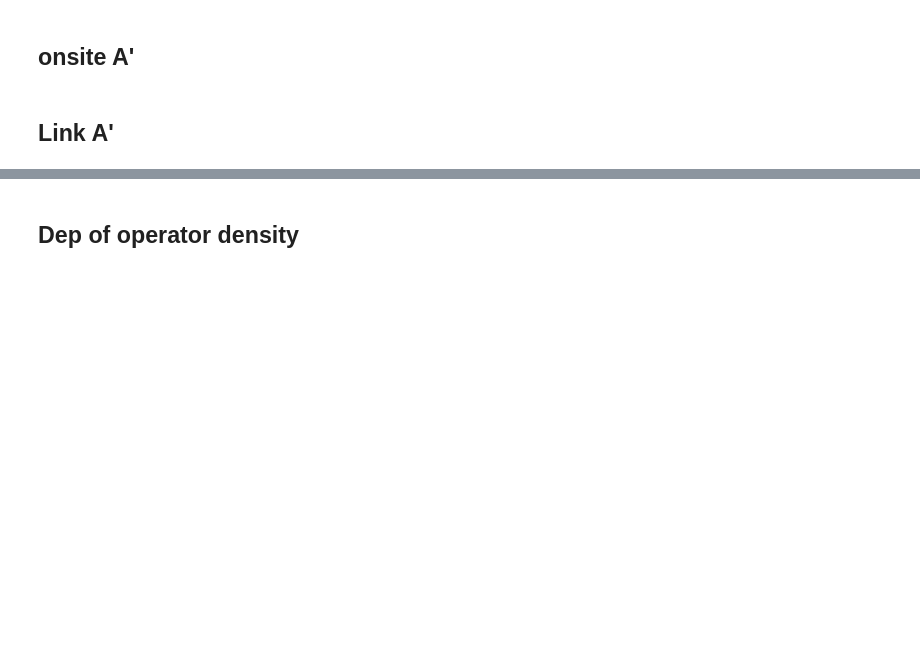
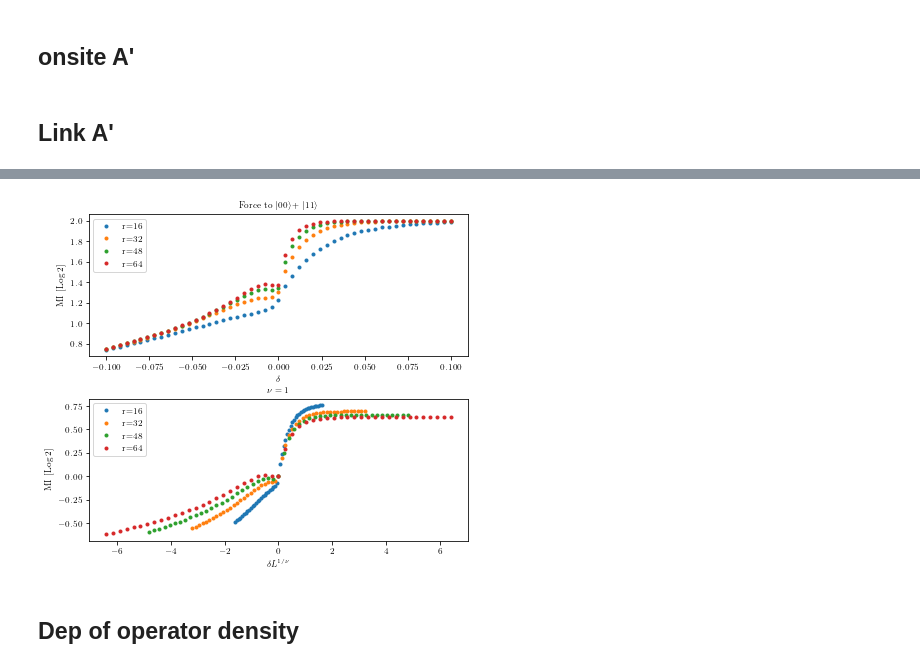
Before and after one commit to hainingpan/SPT, a Jupyter notebook: test_ssh.ipynb, the cells around one changed output, grey strips where cells are left out. Cells and saved outputs as stored; diff of their text form; code cells hidden in the pictures; blank space fills up the shorter version.

```diff
--- a/test_ssh.ipynb
+++ b/test_ssh.ipynb
@@ -2357,3 +2523,24 @@ np.random.rand(10)
+# %%
+fig,axs=plt.subplots(2,1,figsize=(6.8,6),gridspec_kw=dict(hspace=0.3))
+ax=axs[0]
+for index,r in enumerate(L_list):
+    ax.plot(delta0_list[index,:delta0_list.shape[1]],MI1_list[index,:delta0_list.shape[1]]/np.log(2),'.',label='r={:d}'.format(r),)
+ax.set_xlabel('$\delta$')
+ax.set_ylabel('MI [Log 2]')
+ax.legend()
+# ax.set_title(r'Force to $|01\rangle+|01\rangle$')
+ax.set_title(r'Force to $|00\rangle+|11\rangle$')
+ax=axs[1]
+for index,r in enumerate(L_list):
+    ax.plot(delta0_list[index,:delta0_list.shape[1]]*r**1.,(MI1_list[index,:delta0_list.shape[1]]-MI1_list[index,delta0_list.shape[1]//2])/np.log(2),'.',label='r={:d}'.format(r))
+ax.set_xlabel(r'$\delta L^{1/\nu}$')
+ax.set_ylabel('MI [Log 2]')
+ax.set_title(r'$\nu=1$')
+ax.legend()
+# fig.savefig('/mnt/d/KITP/Rp_SPT/7/collapse_Born.pdf')
+fig.savefig('/mnt/d/KITP/Rp_SPT/7/collapse_force_e-.pdf')
+# %% [output]
+[figure, added]
 # %% [markdown]
 ## Dep of operator density
 # %% [markdown]
```
Also changed, not shown: parts of 24 cells of this notebook, 5 other files.
